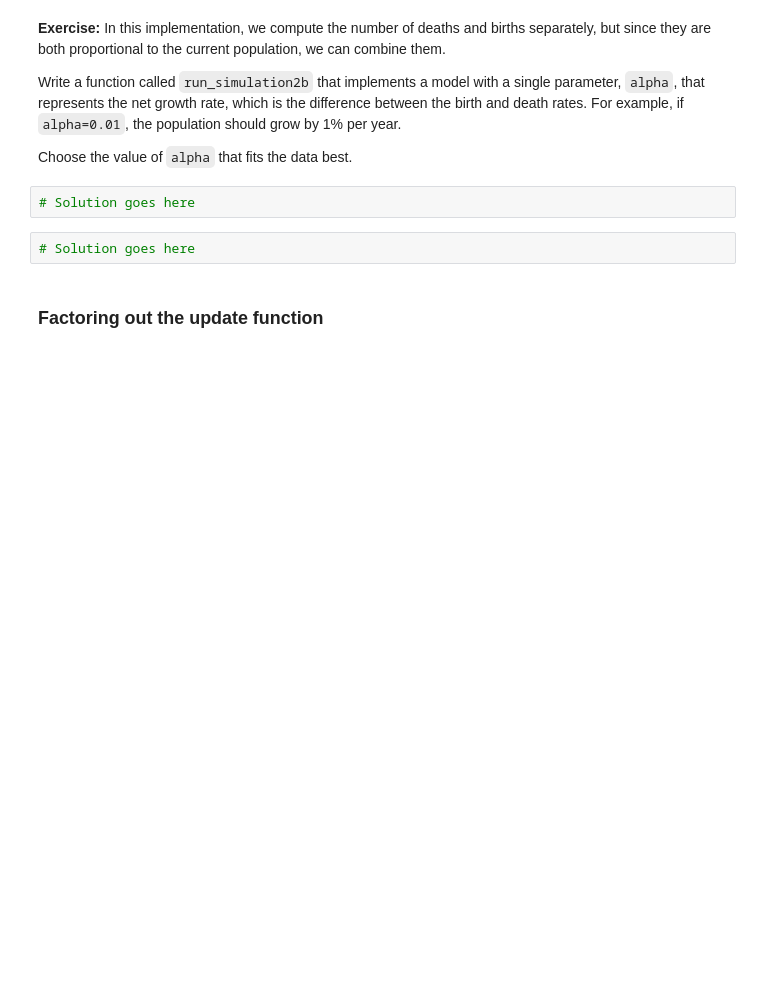
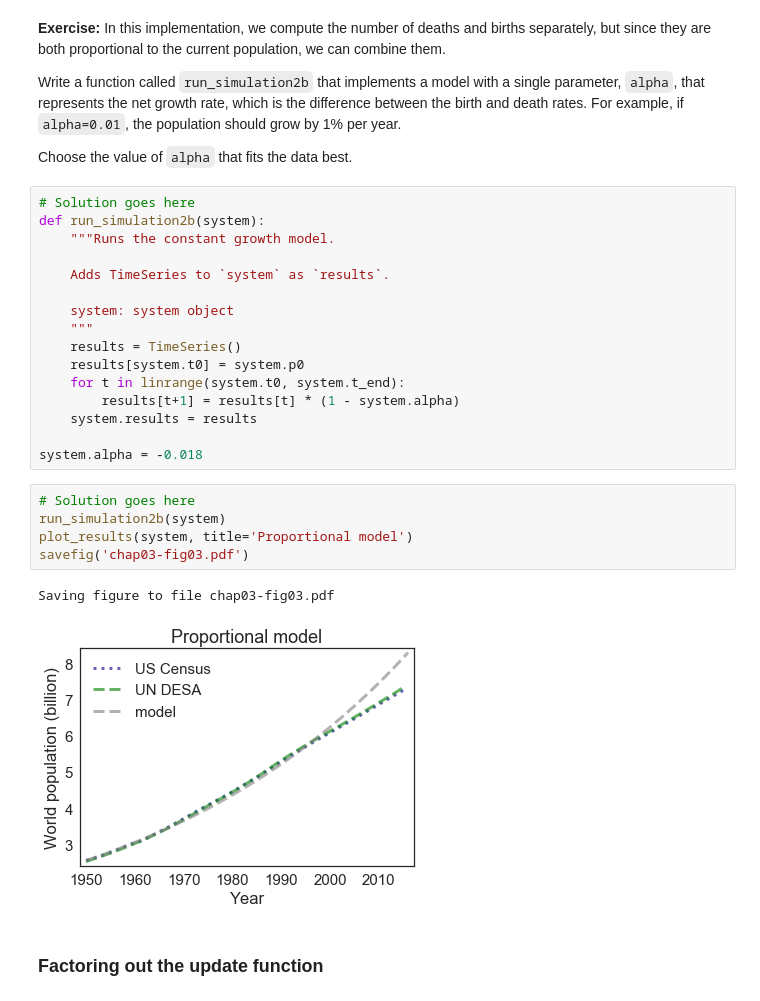
Before and after one commit to minhkhang1795/ModSimPy, a Jupyter notebook: code/chap03mine.ipynb, the cells around one changed output. Drawn from its saved outputs; the diff is of its cells as text; blank space fills up the shorter version.

```diff
--- a/code/chap03mine.ipynb
+++ b/code/chap03mine.ipynb
@@ -301,10 +563,30 @@ The model fits the data pretty well for the first 20 years, but not so well afte
 Write a function called `run_simulation2b` that implements a model with a single parameter, `alpha`, that represents the net growth rate, which is the difference between the birth and death rates.  For example, if `alpha=0.01`, the population should grow by 1% per year.
 
 Choose the value of `alpha` that fits the data best.
-# %%
-# Solution goes here
-# %%
-# Solution goes here
+# %%
+# Solution goes here
+def run_simulation2b(system):
+    """Runs the constant growth model.
+
+    Adds TimeSeries to `system` as `results`.
+
+    system: system object
+    """
+    results = TimeSeries()
+    results[system.t0] = system.p0
+    for t in linrange(system.t0, system.t_end):
+        results[t+1] = results[t] * (1 - system.alpha)
+    system.results = results
+
+system.alpha = -0.018
+# %%
+# Solution goes here
+run_simulation2b(system)
+plot_results(system, title='Proportional model')
+savefig('chap03-fig03.pdf')
+# %% [output]
+Saving figure to file chap03-fig03.pdf
+[figure, added]
 # %% [markdown]
 ### Factoring out the update function
 # %% [markdown]
```
Also changed, not shown: parts of 70 cells of this notebook, 7 other files.
